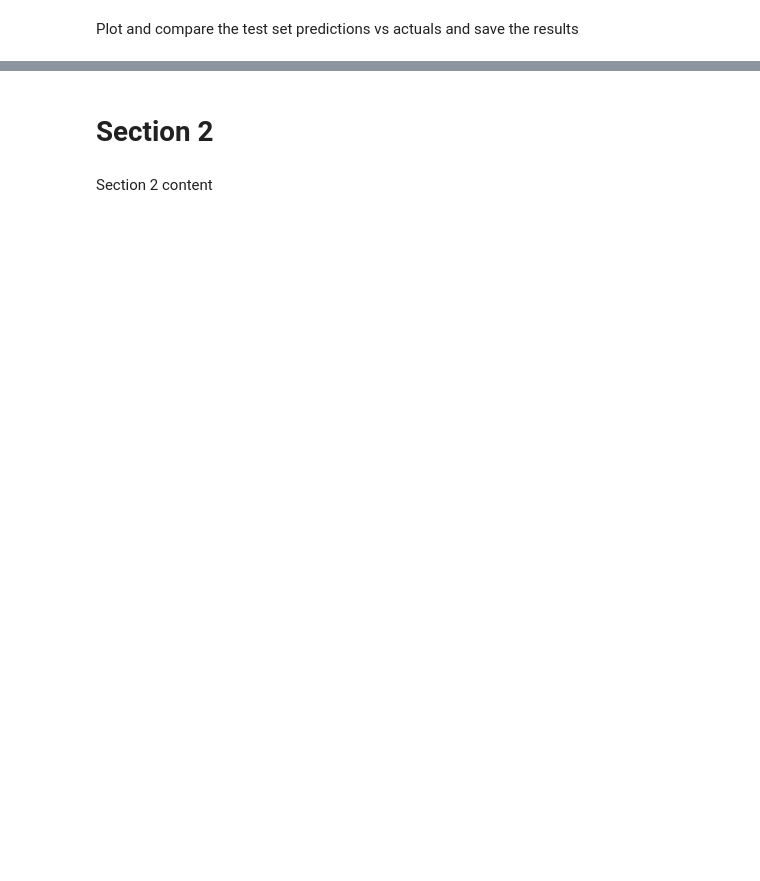
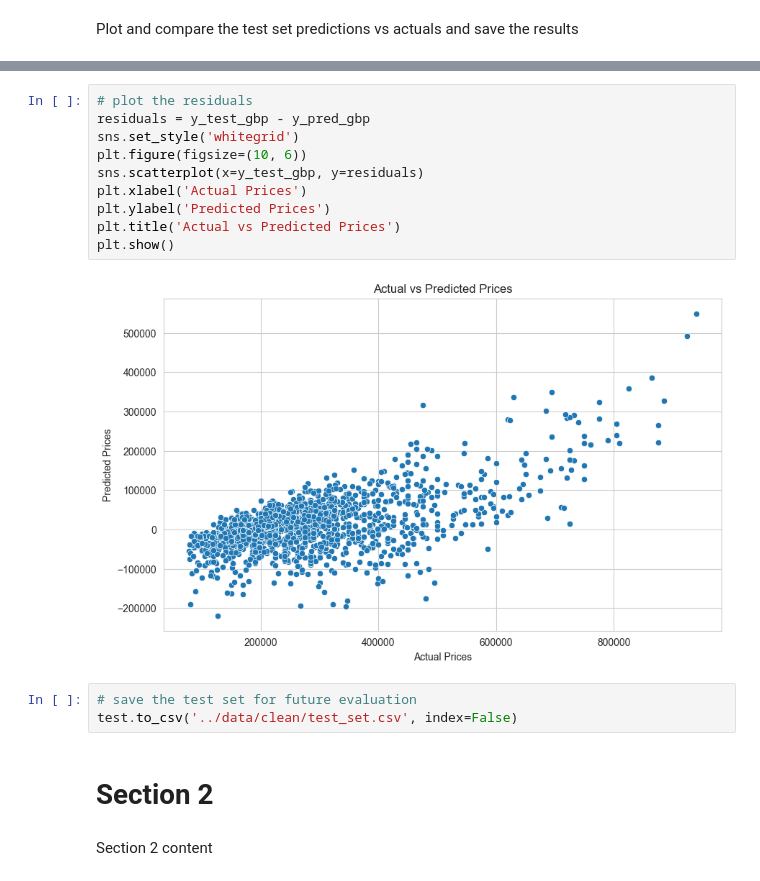
Before and after one commit to maleeper/Midlands_House_Prices, a Jupyter notebook: jupyter_notebooks/08 Predictive model.ipynb, the cells around one changed output, grey strips where cells are left out. Cells and saved outputs as stored; diff of their text form; blank space fills up the shorter version.

```diff
--- a/jupyter_notebooks/08 Predictive model.ipynb
+++ b/jupyter_notebooks/08 Predictive model.ipynb
@@ -231,3 +277,18 @@ test.to_csv('../data/clean/test_set.csv', index=False)
+# %%
+# plot the residuals
+residuals = y_test_gbp - y_pred_gbp
+sns.set_style('whitegrid')
+plt.figure(figsize=(10, 6))
+sns.scatterplot(x=y_test_gbp, y=residuals)
+plt.xlabel('Actual Prices')
+plt.ylabel('Predicted Prices')
+plt.title('Actual vs Predicted Prices')
+plt.show()
+# %% [output]
+[figure, added]
+# %%
+# save the test set for future evaluation
+test.to_csv('../data/clean/test_set.csv', index=False)
 # %% [markdown]
 # Section 2
 # %% [markdown]
```
Also changed, not shown: parts of 7 cells of this notebook.
